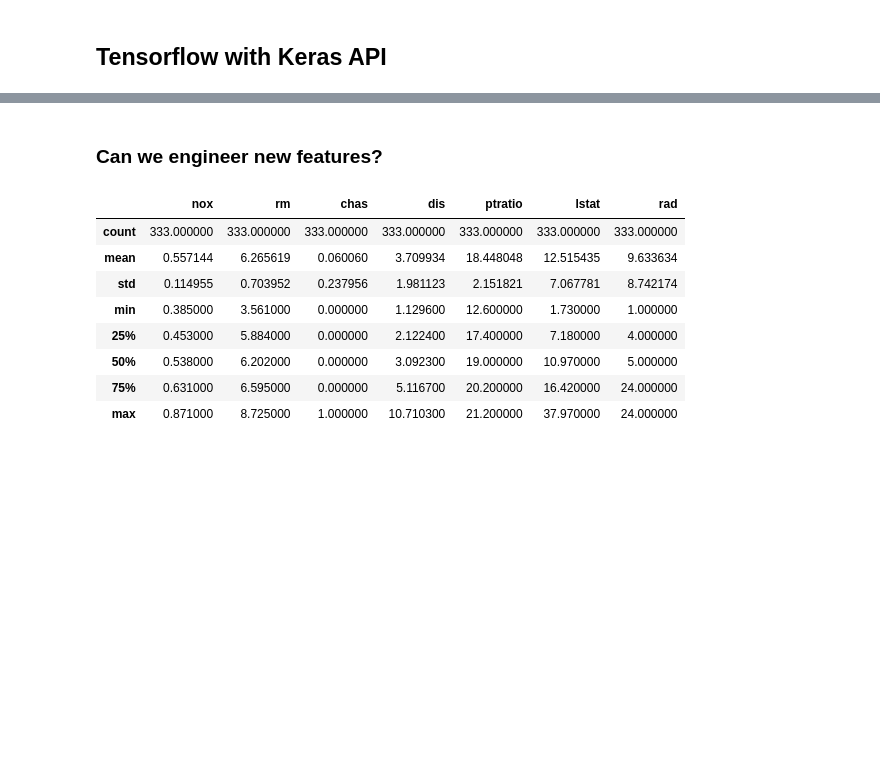
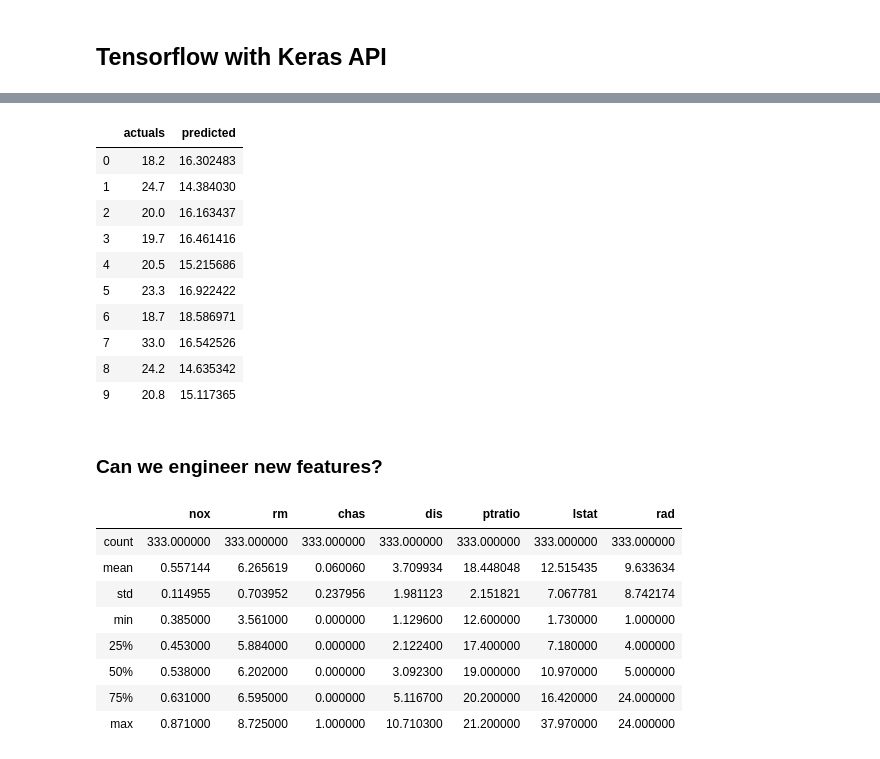
Before and after one commit to securetorobert/MEST, a Jupyter notebook: MEST_DAY_3.ipynb, the cells around one changed output, grey strips where cells are left out. Cells and saved outputs as stored; diff of their text form; code cells hidden in the pictures; blank space fills up the shorter version.

```diff
--- a/MEST_DAY_3.ipynb
+++ b/MEST_DAY_3.ipynb
@@ -292,3 +207,9 @@ Trainable params: 5,551
 Non-trainable params: 0
 _________________________________________________________________
 None
+# %%
+# define a linear model with a regression output
+model = keras.Sequential([
+    keras.layers.Dense(1, input_shape=(X_train.shape[1],))
+])
+print(model.summary())
@@ -296,4 +229,4 @@ None
 adam = keras.optimizers.Adam(0.001)
 model.compile(optimizer=adam, loss='mse')
 # %%
-model.fit(X_train, y_train, epochs=2000, validation_split=0.1)
+model.fit(X_train, y_train, epochs=100, validation_split=0.1)
@@ -300,3 +252,21 @@ model.fit(X_train, y_train, epochs=2000, validation_split=0.1)
+# %%
+y_pred = model.predict(X_test)
+# %%
+comp = pd.DataFrame({'actuals': y_test.reshape(-1), 'predicted': y_pred.reshape(-1)})
+# %%
+comp.head(n=10)
+# %% [output]
+|  | actuals | predicted |
+| 0 | 18.2 | 16.302483 |
+| 1 | 24.7 | 14.384030 |
+| 2 | 20.0 | 16.163437 |
+| 3 | 19.7 | 16.461416 |
+| 4 | 20.5 | 15.215686 |
+| 5 | 23.3 | 16.922422 |
+| 6 | 18.7 | 18.586971 |
+| 7 | 33.0 | 16.542526 |
+| 8 | 24.2 | 14.635342 |
+| 9 | 20.8 | 15.117365 |
 # %% [markdown]
 ### Can we engineer new features?
 # %%
```
Also changed, not shown: parts of 45 cells of this notebook.
